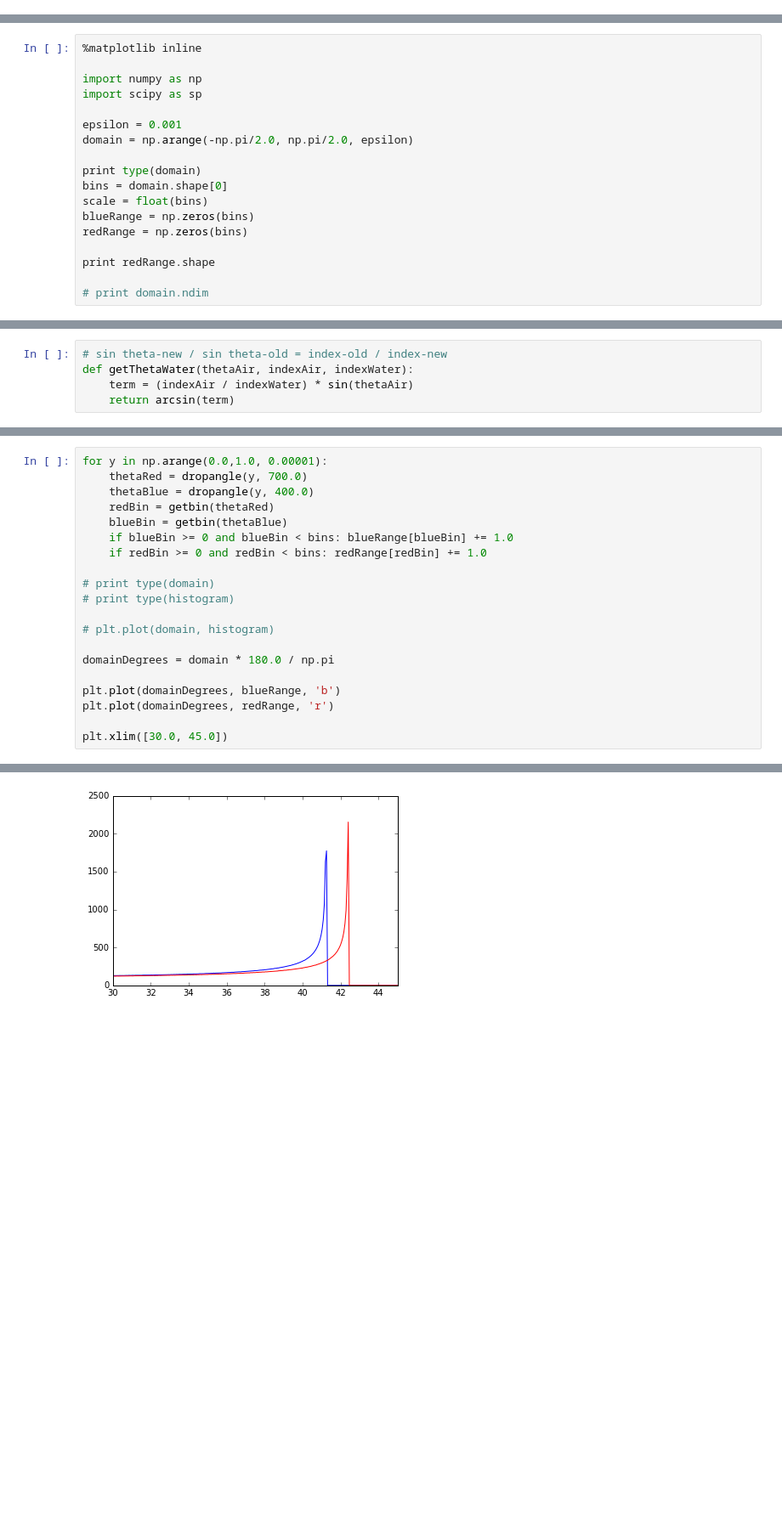
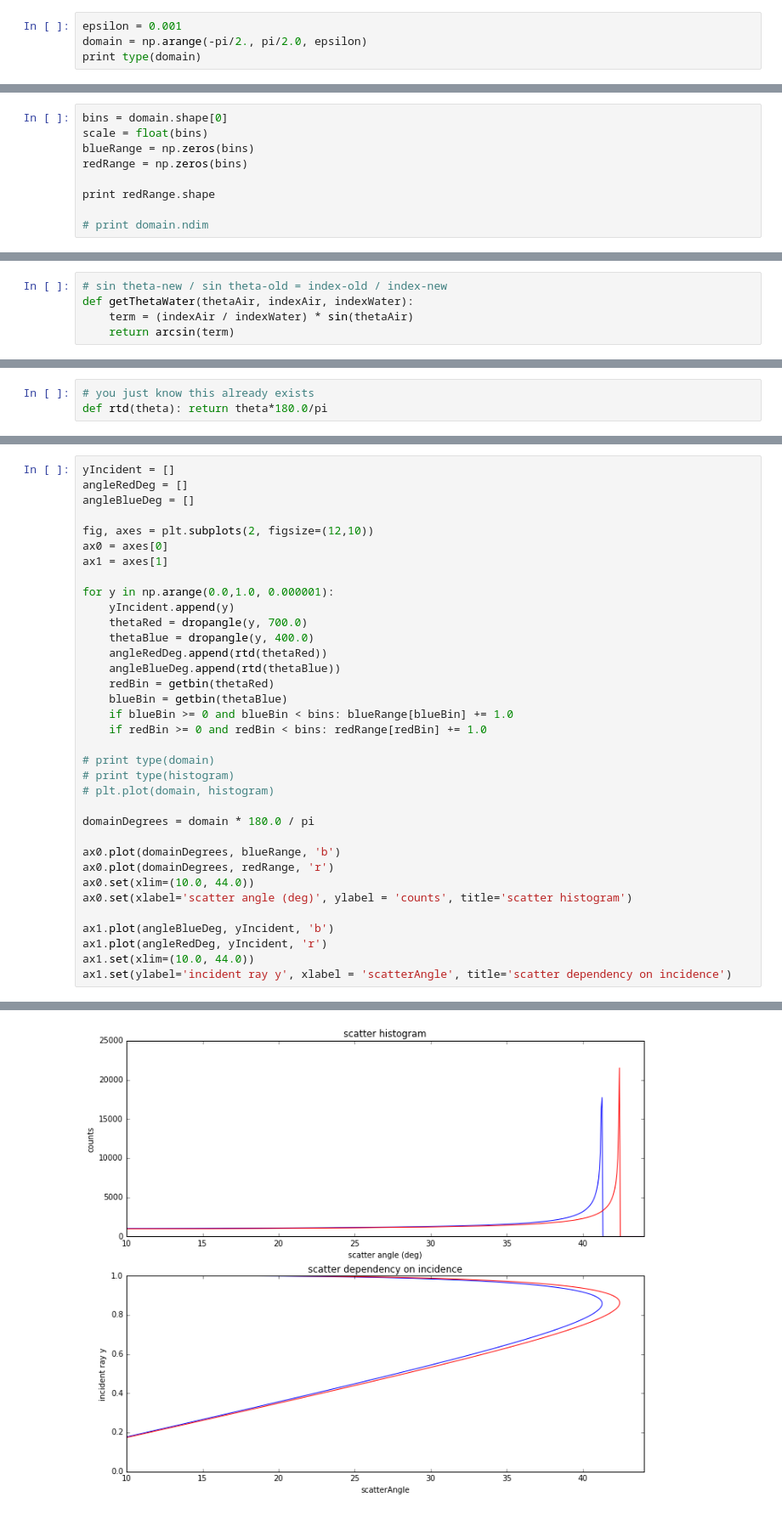
Before and after one commit to robfatland/percival, a Jupyter notebook: IPython Notebooks/Rainbow.ipynb, the cells around one changed output, grey strips where cells are left out. Shown at 85% size. Drawn from its saved outputs; the diff is of its cells as text; blank space fills up the shorter version.

```diff
--- a/IPython Notebooks/Rainbow.ipynb
+++ b/IPython Notebooks/Rainbow.ipynb
@@ -0,0 +5,4 @@
+# %%
+epsilon = 0.001
+domain = np.arange(-pi/2., pi/2.0, epsilon)
+print type(domain)
@@ -1,13 +11,4 @@
 # %%
-%matplotlib inline
-
-import numpy as np
-import scipy as sp
-
-epsilon = 0.001
-domain = np.arange(-np.pi/2.0, np.pi/2.0, epsilon)
-
-print type(domain)
 bins = domain.shape[0]
 scale = float(bins)
 blueRange = np.zeros(bins)
@@ -55,0 +64,3 @@ def getThetaWater(thetaAir, indexAir, indexWater):
+# %%
+# you just know this already exists
+def rtd(theta): return theta*180.0/pi
@@ -56,7 +70,18 @@ def getThetaWater(thetaAir, indexAir, indexWater):
 # %%
-for y in np.arange(0.0,1.0, 0.00001):
+yIncident = []
+angleRedDeg = []
+angleBlueDeg = []
+
+fig, axes = plt.subplots(2, figsize=(12,10))
+ax0 = axes[0]
+ax1 = axes[1]
+
+for y in np.arange(0.0,1.0, 0.000001):
+    yIncident.append(y)
     thetaRed = dropangle(y, 700.0)
     thetaBlue = dropangle(y, 400.0)
+    angleRedDeg.append(rtd(thetaRed))
+    angleBlueDeg.append(rtd(thetaBlue))
     redBin = getbin(thetaRed)
     blueBin = getbin(thetaBlue)
     if blueBin >= 0 and blueBin < bins: blueRange[blueBin] += 1.0
@@ -64,13 +89,17 @@ for y in np.arange(0.0,1.0, 0.00001):
 
 # print type(domain)
 # print type(histogram)
-
 # plt.plot(domain, histogram)
 
-domainDegrees = domain * 180.0 / np.pi
+domainDegrees = domain * 180.0 / pi
 
-plt.plot(domainDegrees, blueRange, 'b')
-plt.plot(domainDegrees, redRange, 'r')
+ax0.plot(domainDegrees, blueRange, 'b')
+ax0.plot(domainDegrees, redRange, 'r')
+ax0.set(xlim=(10.0, 44.0))
+ax0.set(xlabel='scatter angle (deg)', ylabel = 'counts', title='scatter histogram')
 
-plt.xlim([30.0, 45.0])
+ax1.plot(angleBlueDeg, yIncident, 'b')
+ax1.plot(angleRedDeg, yIncident, 'r')
+ax1.set(xlim=(10.0, 44.0))
+ax1.set(ylabel='incident ray y', xlabel = 'scatterAngle', title='scatter dependency on incidence')
 # %% [output]
@@ -78,4 +109,4 @@ plt.xlim([30.0, 45.0])
-[figure, old version]
+[figure, new version]
 # %%
 
 maxRedIndex = np.where(redRange == redRange.max())[0][0]
```
Also changed, not shown: parts of 13 cells of this notebook.
